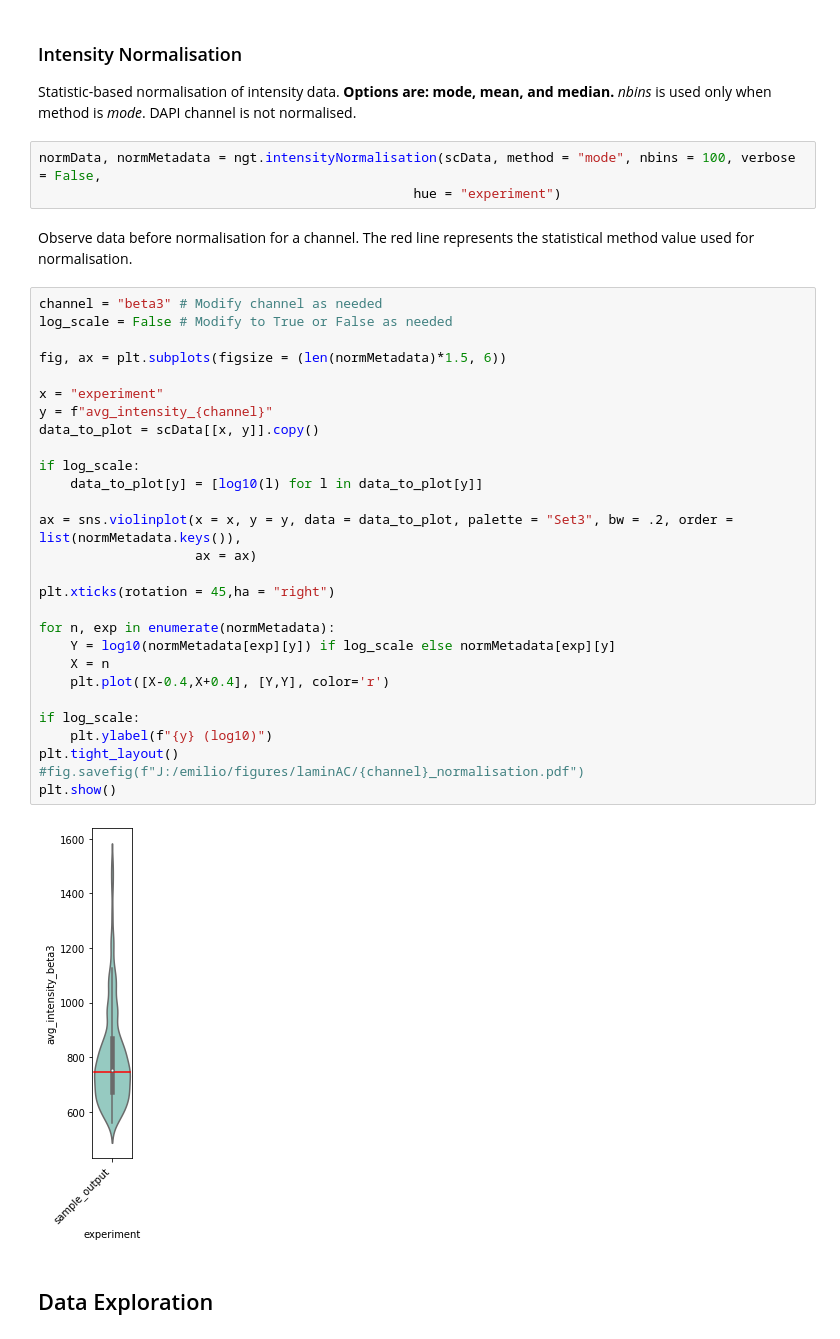
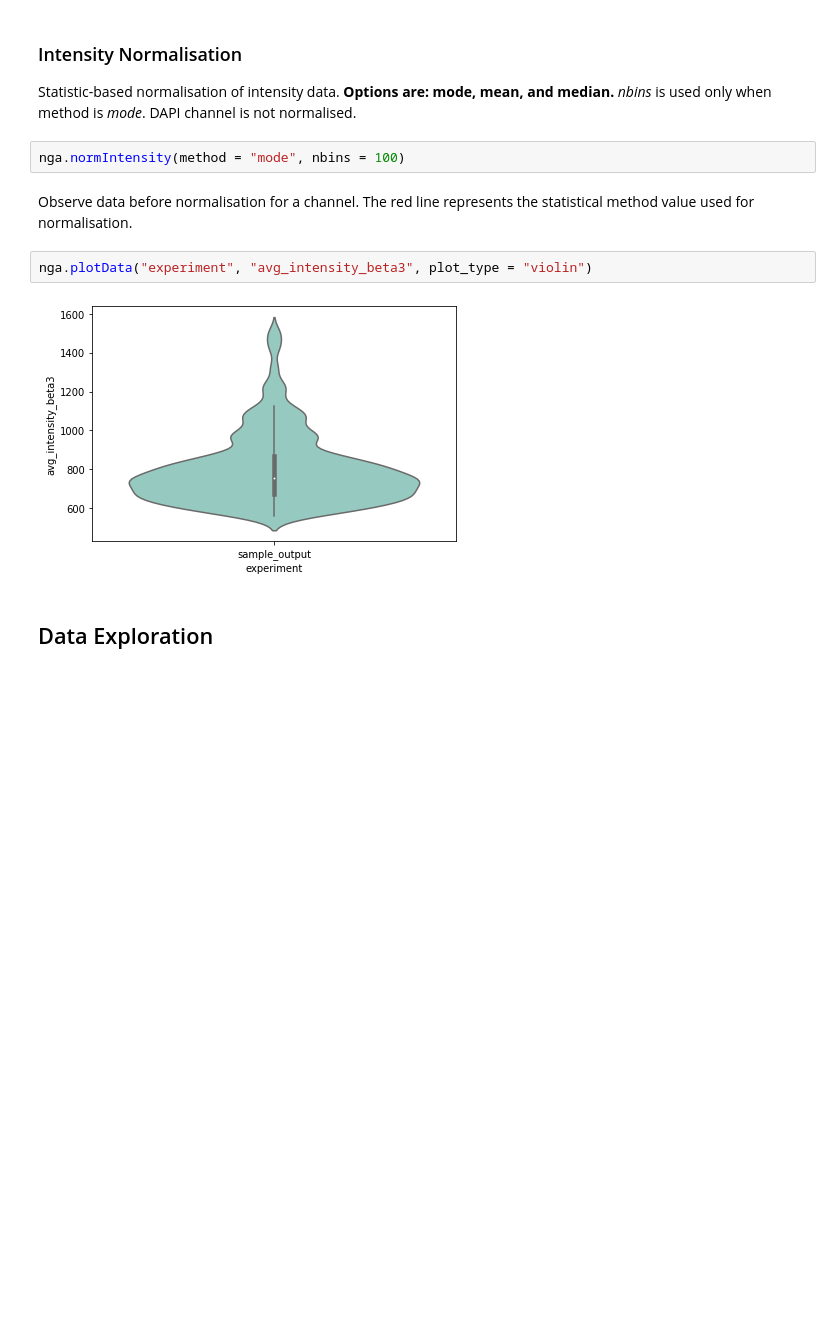
Before and after one commit to f-hamidlab/nuclearpy, a Jupyter notebook: docs/ng_analysis.ipynb, the cells around one changed output. Saved outputs shown, nothing was run; the diff lists cells and outputs as text; blank space fills up the shorter version.

```diff
--- a/docs/ng_analysis.ipynb
+++ b/docs/ng_analysis.ipynb
@@ -61,40 +119,13 @@ scData = scData[scData["isSingleCell"] == True].copy()
 ### Intensity Normalisation
 Statistic-based normalisation of intensity data. **Options are: mode, mean, and median.** *nbins* is used only when method is *mode*. DAPI channel is not normalised.
 # %%
-normData, normMetadata = ngt.intensityNormalisation(scData, method = "mode", nbins = 100, verbose = False,
-                                                hue = "experiment")
+nga.normIntensity(method = "mode", nbins = 100)
 # %% [markdown]
 Observe data before normalisation for a channel. The red line represents the statistical method value used for normalisation.
 # %%
-channel = "beta3" # Modify channel as needed
-log_scale = False # Modify to True or False as needed
-
-fig, ax = plt.subplots(figsize = (len(normMetadata)*1.5, 6))
-
-x = "experiment"
-y = f"avg_intensity_{channel}"
-data_to_plot = scData[[x, y]].copy()
-
-if log_scale:
-    data_to_plot[y] = [log10(l) for l in data_to_plot[y]]
-
-ax = sns.violinplot(x = x, y = y, data = data_to_plot, palette = "Set3", bw = .2, order = list(normMetadata.keys()),
-                    ax = ax)
-
-plt.xticks(rotation = 45,ha = "right")
-
-for n, exp in enumerate(normMetadata):
-    Y = log10(normMetadata[exp][y]) if log_scale else normMetadata[exp][y]
-    X = n
-    plt.plot([X-0.4,X+0.4], [Y,Y], color='r')
-
-if log_scale:
-    plt.ylabel(f"{y} (log10)")
-plt.tight_layout()
-#fig.savefig(f"J:/emilio/figures/laminAC/{channel}_normalisation.pdf")
-plt.show()
+nga.plotData("experiment", "avg_intensity_beta3", plot_type = "violin")
 # %% [output]
-[figure, old version]
+[figure, new version]
 # %% [markdown]
 ## Data Exploration
 # %% [markdown]
```
Also changed, not shown: parts of 37 cells of this notebook.
